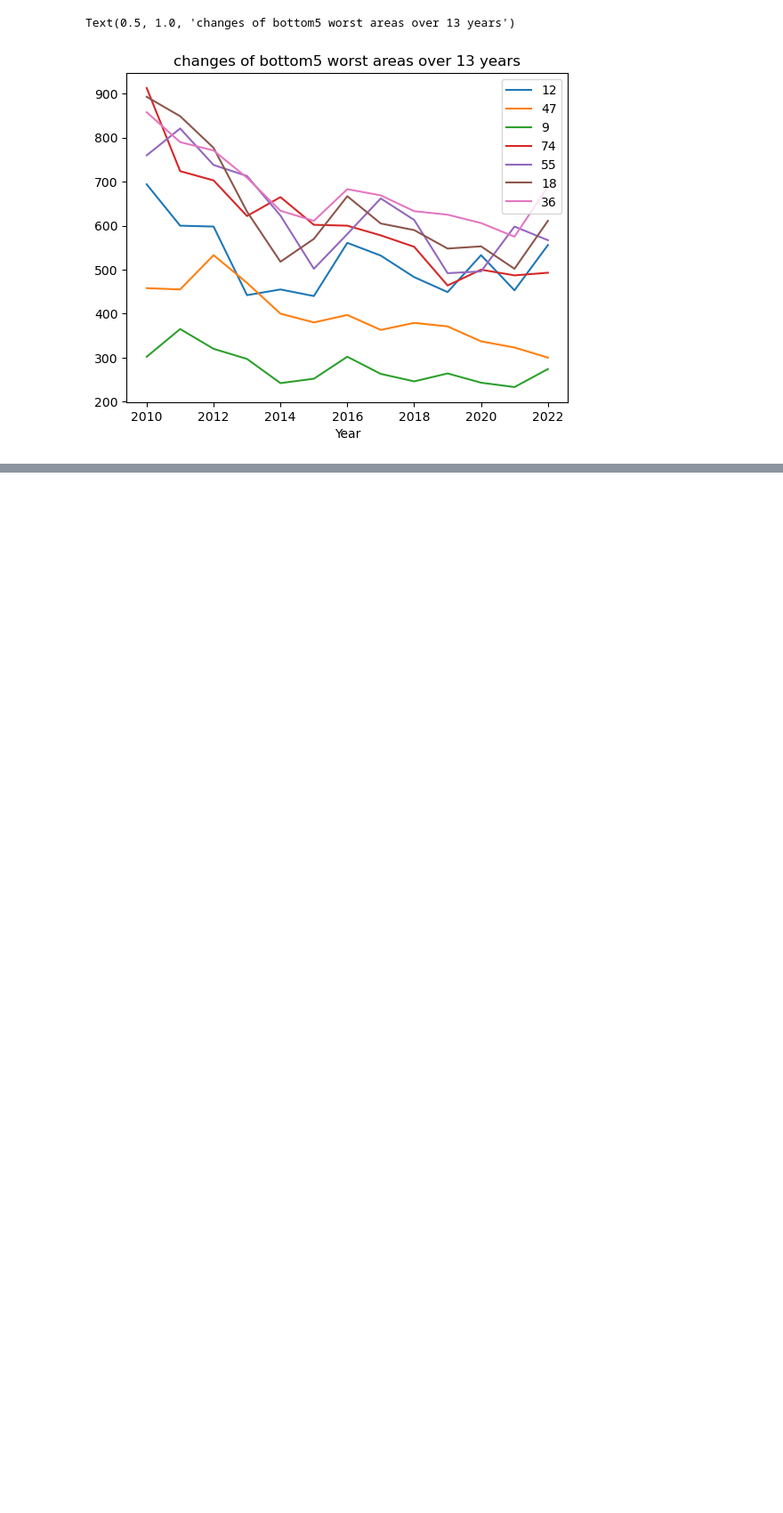
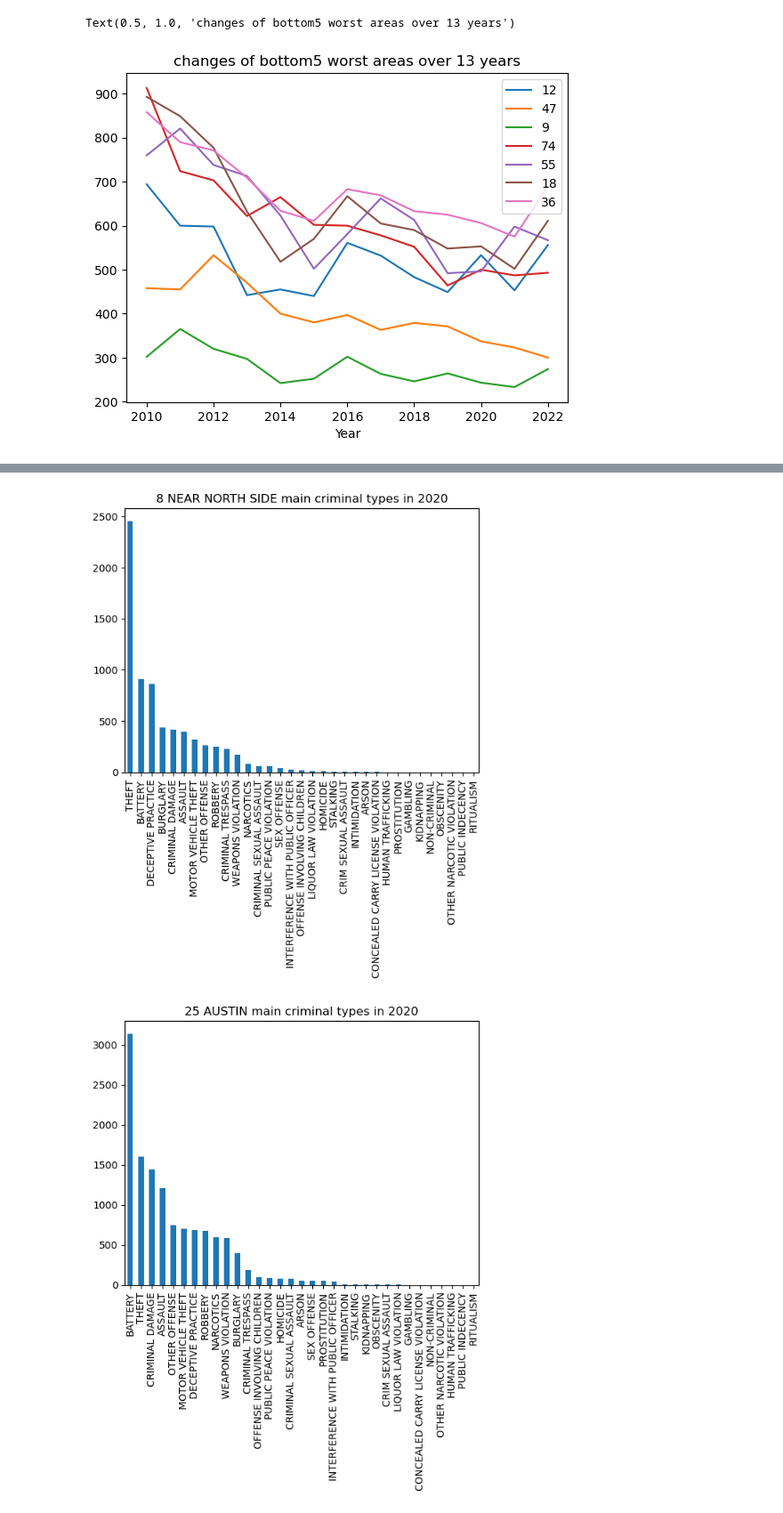
Before and after one commit to COMP5152TEAMWORK/Chicago-Crimes-Analysis, a Jupyter notebook: Chicago Crime Analysis.ipynb, the cells around one changed output, grey strips where cells are left out. Shown at 89% size. Drawn from its saved outputs; the diff is of its cells as text; code cells hidden in the pictures; blank space fills up the shorter version.

```diff
--- a/Chicago Crime Analysis.ipynb
+++ b/Chicago Crime Analysis.ipynb
@@ -497,0 +534,3 @@ Text(0.5, 1.0, 'changes of bottom5 worst areas over 13 years')
+# %%
+wat5y_type_area_20 = type_area_20.merge(wat5y, left_index=True, right_index=True).sort_values(by='Community Area', ascending=False)
+wat5y_type_area_20
@@ -497,0 +549,10 @@ Text(0.5, 1.0, 'changes of bottom5 worst areas over 13 years')
+# %%
+def draw_each_city(r):
+    plt.figure()
+    area_num = r.name
+    area_name = frame[frame['int_area_numbe'] == area_num]['community'].to_string(index=False)
+    r.sort_values(ascending=False).plot.bar(title=str(area_num)+' '+area_name+' main criminal types in 2020')
+_ = wat5y_type_area_20.drop(['Community Area'], axis=1).apply(draw_each_city, axis=1)
+# %% [output]
+[figure, added]
+[figure, added]
```
Also changed, not shown: parts of 13 cells of this notebook.
